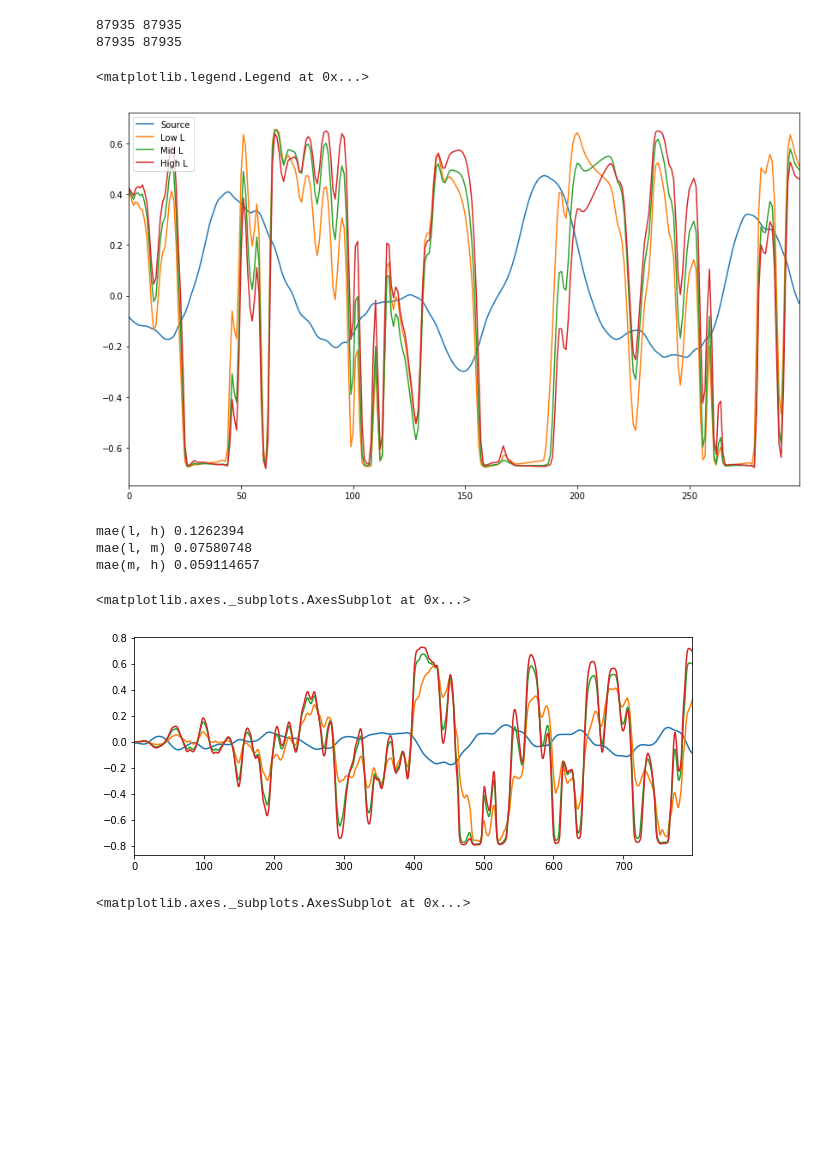
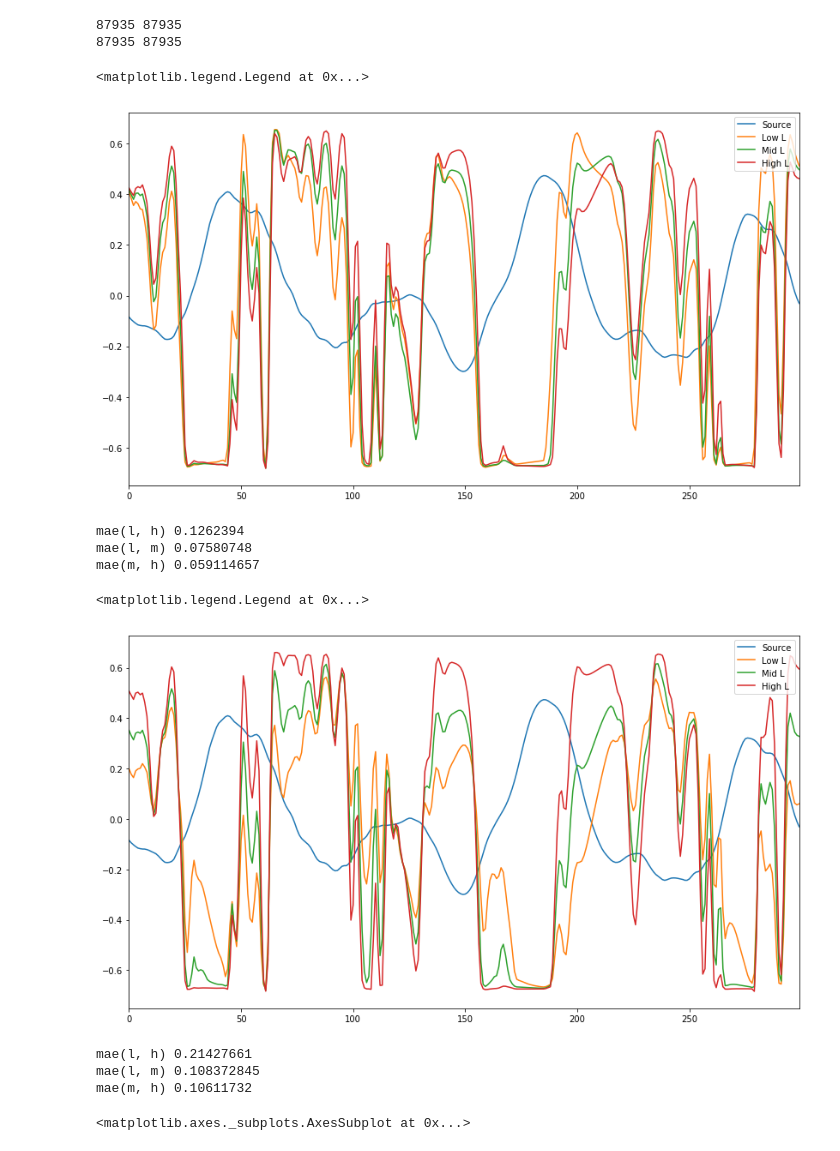
Before and after one commit to naissur/lextac-amp-modelling, a Jupyter notebook: gutar-rig-jump-head-gain-param.ipynb, the cells around one changed output. Drawn from its saved outputs; the diff is of its cells as text; code cells hidden in the pictures; blank space fills up the shorter version.

```diff
--- a/gutar-rig-jump-head-gain-param.ipynb
+++ b/gutar-rig-jump-head-gain-param.ipynb
@@ -210,10 +210,10 @@ pd.Series(map(lambda x: x[-1][0], X_tr_ll_f[start:n])).plot.line(ax=ax, label='S
 pd.Series(y_tr_ll_f[start:n]).plot.line(ax=ax, label='Low L')
 pd.Series(y_tr_ml_f[start:n]).plot.line(ax=ax, label='Mid L')
 pd.Series(y_tr_hl_f[start:n]).plot.line(ax=ax, label='High L')
-ax.legend()
+ax.legend(loc='upper right')
 # %% [output]
 <matplotlib.legend.Legend at 0x...>
-[figure, old version]
+[figure, new version]
 # %%
 from sklearn.metrics import mean_absolute_error as mae
 
@@ -227,15 +227,29 @@ mae(m, h) 0.059114657
 # %%
 %matplotlib inline
 
-(fig, ax) = plt.subplots(figsize=(10, 4))
+(fig, ax) = plt.subplots(figsize=(14, 8))
 
-pd.Series(map(lambda x: x[-1][0], X_tr_lm_f[:800])).plot.line(ax=ax)
-pd.Series(y_tr_lm_f[:800]).plot.line(ax=ax)
-pd.Series(y_tr_mm_f[:800]).plot.line(ax=ax)
-pd.Series(y_tr_hm_f[:800]).plot.line(ax=ax)
+start = 6500
+n = start + 300
+
+pd.Series(map(lambda x: x[-1][0], X_tr_lm_f[start:n])).plot.line(ax=ax, label='Source')
+pd.Series(y_tr_lm_f[start:n]).plot.line(ax=ax, label='Low L')
+pd.Series(y_tr_mm_f[start:n]).plot.line(ax=ax, label='Mid L')
+pd.Series(y_tr_hm_f[start:n]).plot.line(ax=ax, label='High L')
+ax.legend(loc='upper right')
 # %% [output]
-<matplotlib.axes._subplots.AxesSubplot at 0x...>
+<matplotlib.legend.Legend at 0x...>
-[figure, old version]
+[figure, new version]
+# %%
+from sklearn.metrics import mean_absolute_error as mae
+
+print('mae(l, h)', mae(y_tr_lm_f, y_tr_hm_f))
+print('mae(l, m)', mae(y_tr_lm_f, y_tr_mm_f))
+print('mae(m, h)', mae(y_tr_mm_f, y_tr_hm_f))
+# %% [output]
+mae(l, h) 0.21427661
+mae(l, m) 0.108372845
+mae(m, h) 0.10611732
 # %%
 %matplotlib inline
 
```
Also changed, not shown: parts of 1 cell of this notebook, 1 other file.
